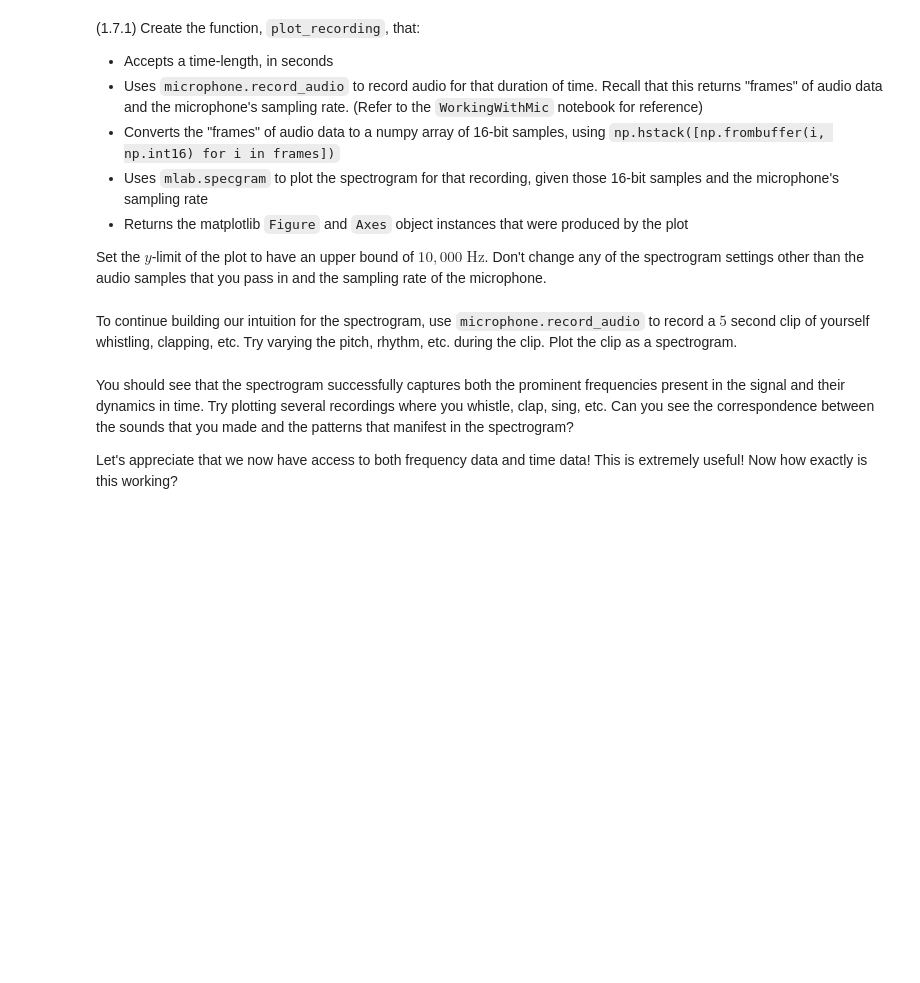
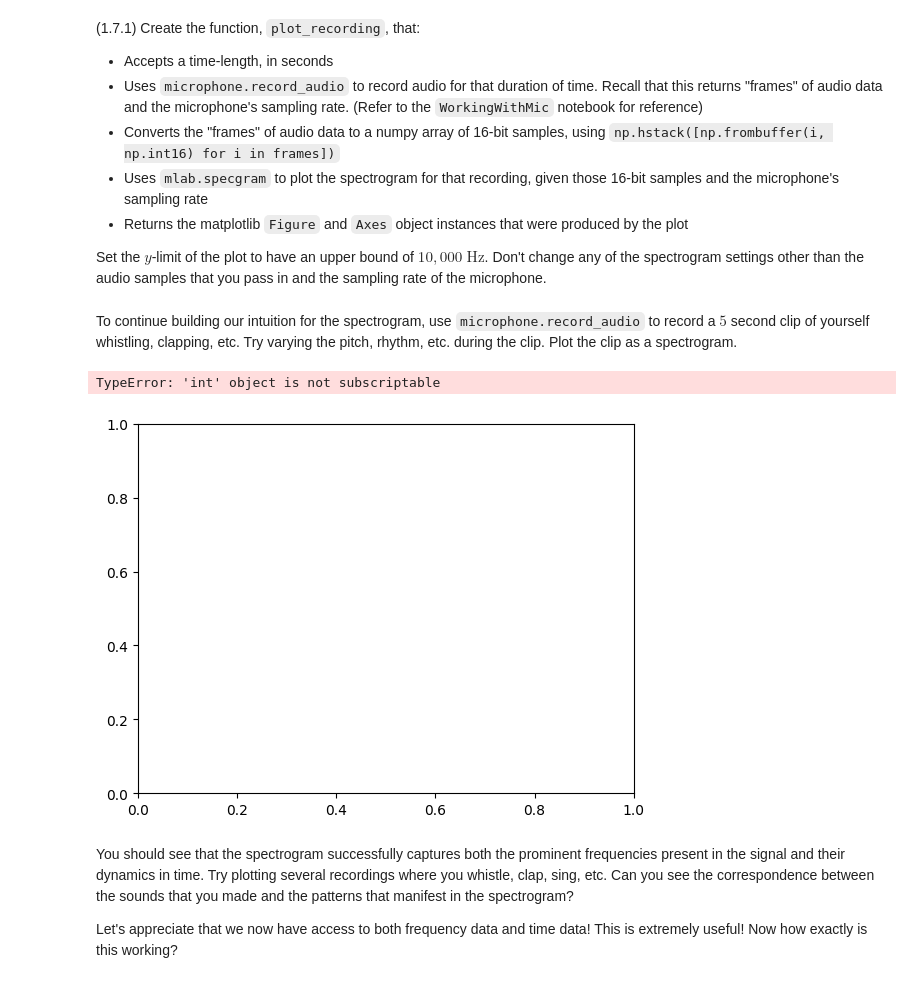
Before and after one commit to Cog-gurts/Shazam-Project, a Jupyter notebook: Day 4/spectrogram_STUDENT.ipynb, the cells around one changed output. Drawn from its saved outputs; the diff is of its cells as text; code cells hidden in the pictures; blank space fills up the shorter version.

```diff
--- a/Day 4/spectrogram_STUDENT.ipynb
+++ b/Day 4/spectrogram_STUDENT.ipynb
@@ -124,6 +132,8 @@ This plot reveals that the prominent notes are being played in unison, and susta
 Set the $y$-limit of the plot to have an upper bound of $10,000\;\mathrm{Hz}$.
 Don't change any of the spectrogram settings other than the audio samples that you pass in and the sampling rate of the microphone.
 # %%
+from microphone import record_audio
+
 def plot_recording(time: float) -> Tuple[plt.Figure, plt.Axes]:
     """
     Record audio and plot its spectrogram.
@@ -137,12 +147,32 @@ def plot_recording(time: float) -> Tuple[plt.Figure, plt.Axes]:
     -------
     fig, ax
         The plot objects for the spectrogram"""
-    # STUDENT CODE HERE
+
+    fig, ax = plt.subplots()
+    frames, sampling_rate = record_audio(time, device=0)
+    samples = np.hstack([np.frombuffer(i, np.int16) for i in frames])
+
+    S, freqs, times = mlab.specgram(
+    samples,
+    NFFT=4096,
+    Fs=sampling_rate,
+    window=mlab.window_hanning,
+    noverlap=int(4096 / 2),
+    mode='magnitude')
+    ax.imshow(S, origin='lower', aspect='auto', extent=[times[0], times[-1], freqs[0], freqs[-1]])
+
+    ax.set_ylim(0, 10000)
+
+    return fig, ax
 # %% [markdown]
 To continue building our intuition for the spectrogram, use `microphone.record_audio` to record a $5$ second clip of yourself whistling, clapping, etc.
 Try varying the pitch, rhythm, etc. during the clip. Plot the clip as a spectrogram.
 # %%
-# STUDENT CODE HERE
+fig, ax = plot_recording(5)
+plt.show()
+# %% [output]
+TypeError: 'int' object is not subscriptable
+[figure, added]
 # %% [markdown]
 You should see that the spectrogram successfully captures both the prominent frequencies present in the signal and their dynamics in time. Try plotting several recordings where you whistle, clap, sing, etc. Can you see the correspondence between the sounds that you made and the patterns that manifest in the spectrogram?
 
```
Also changed, not shown: parts of 15 cells of this notebook, 1 other file.
